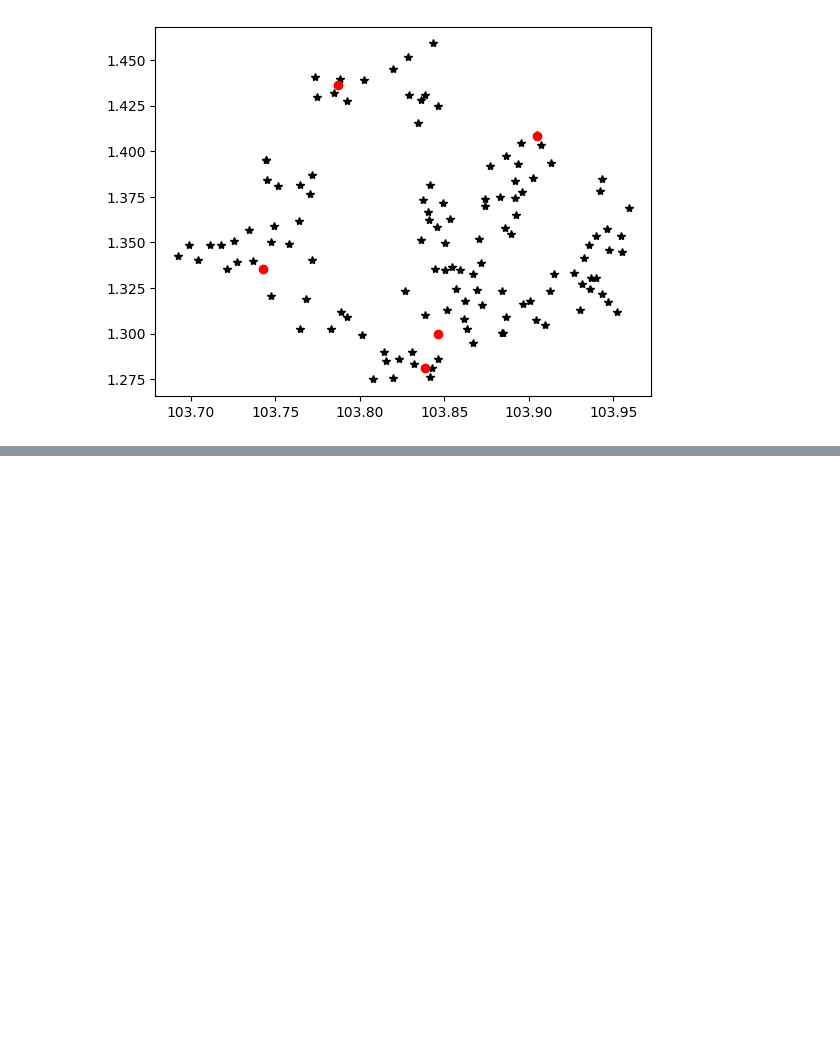
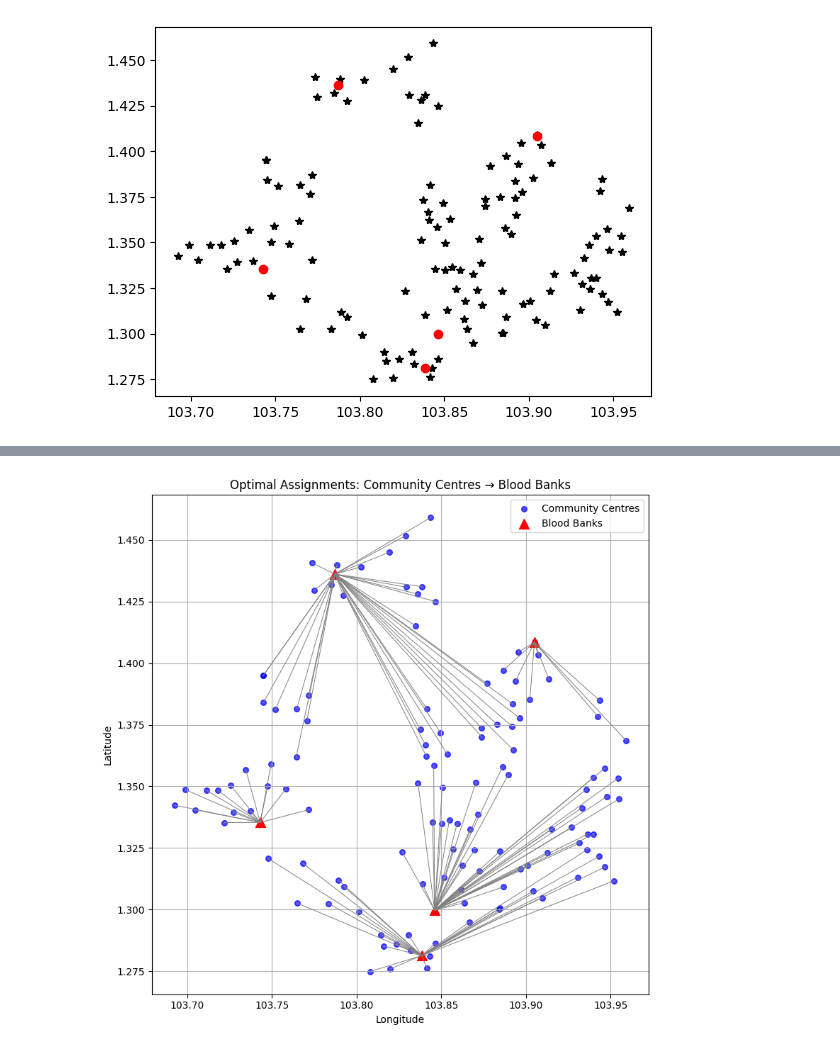
Before and after one commit to benedict-9/HST_proj1, a Jupyter notebook: distance computation.ipynb, the cells around one changed output, grey strips where cells are left out. Cells and saved outputs as stored; diff of their text form; code cells hidden in the pictures; blank space fills up the shorter version.

```diff
--- a/distance computation.ipynb
+++ b/distance computation.ipynb
@@ -103,0 +165,32 @@ Academic license - for non-commercial use only - expires 2026-05-21
+# %%
+
+# Assume you have:
+# df_comm: DataFrame with columns ['Y','X','Name'] for community centres
+# df_bank: DataFrame with ['Latitude','Longitude','Blood Bank'] for blood banks
+
+# Extract coordinates
+comm_coords = geodata[['X','Y']].values
+bank_coords = bloodbankcoords[['Longitude','Latitude']].values
+
+# Plot nodes
+plt.figure(figsize=(8, 8))
+plt.scatter(comm_coords[:,0], comm_coords[:,1], c='blue', label='Community Centres', s=30, alpha=0.7)
+plt.scatter(bank_coords[:,0], bank_coords[:,1], c='red', label='Blood Banks', s=100, marker='^')
+
+# Draw assignment lines
+for i in I:
+    for j in J:
+        if x[i, j].X > 0.5:
+            bx, by = bank_coords[i]
+            cx, cy = comm_coords[j]
+            plt.plot([bx, cx], [by, cy], c='gray', linewidth=0.7)
+
+plt.title("Optimal Assignments: Community Centres → Blood Banks")
+plt.xlabel("Longitude")
+plt.ylabel("Latitude")
+plt.legend()
+plt.grid(True)
+plt.tight_layout()
+plt.show()
+# %% [output]
+[figure, added]
```
Also changed, not shown: parts of 1 cell of this notebook.
